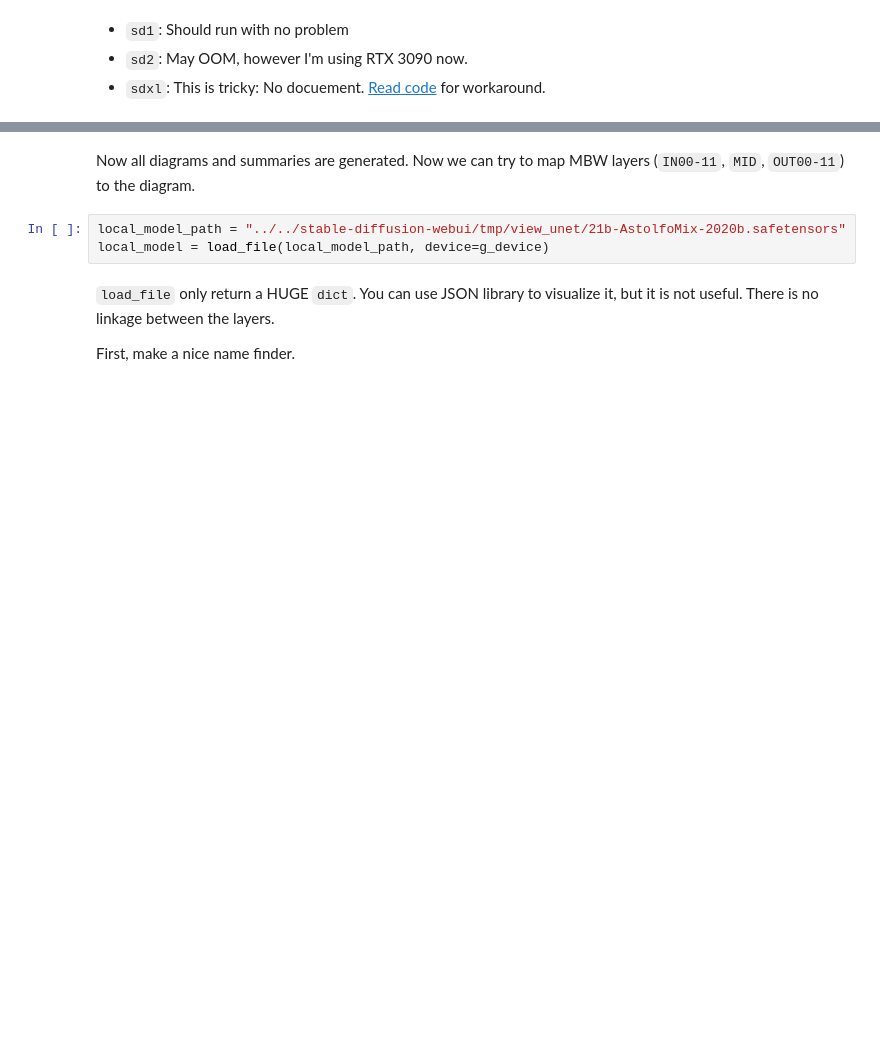
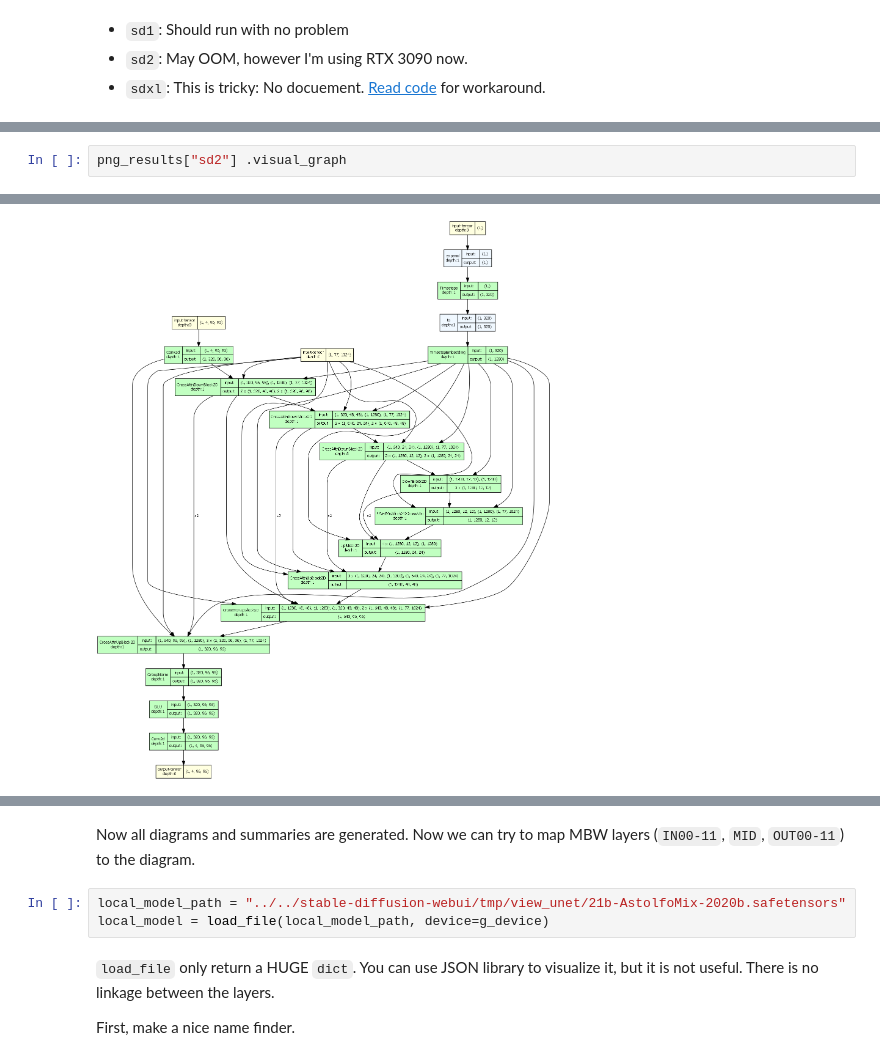
Before and after one commit to 6DammK9/nai-anime-pure-negative-prompt, a Jupyter notebook: ch03/view_unet/view_unet.ipynb, the cells around one changed output, grey strips where cells are left out. Cells and saved outputs as stored; diff of their text form; blank space fills up the shorter version.

```diff
--- a/ch03/view_unet/view_unet.ipynb
+++ b/ch03/view_unet/view_unet.ipynb
@@ -204,0 +215,3 @@ pip install accelerate
+# %%
+png_results["sd2"] .visual_graph
+# %% [output]
@@ -204,0 +219 @@ pip install accelerate
+[figure, added]
```
Also changed, not shown: parts of 7 cells of this notebook.
